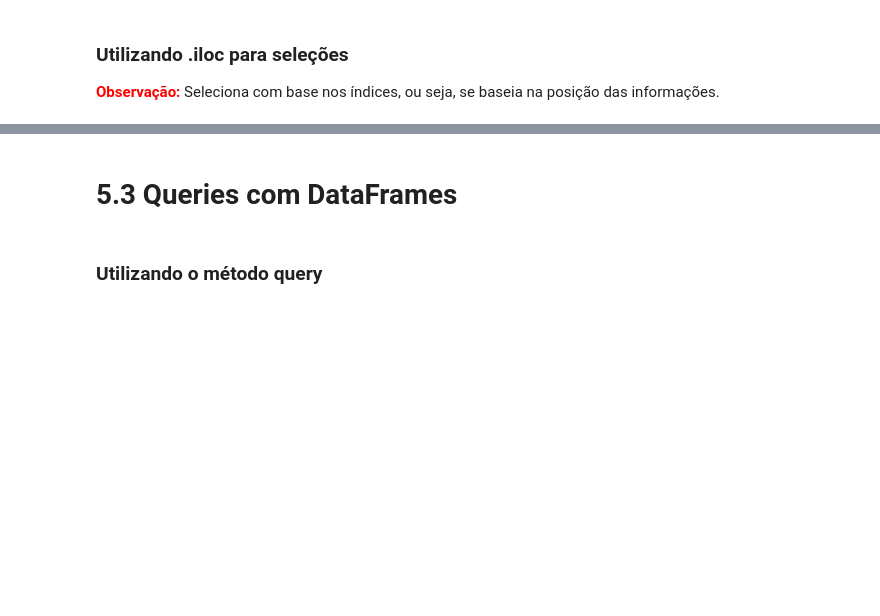
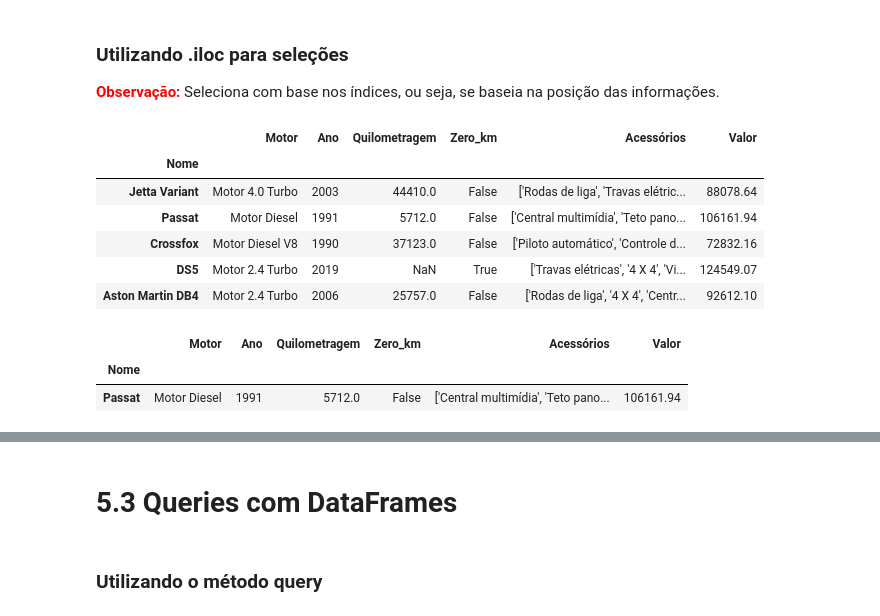
Before and after one commit to FabiadS/Python-para-Data-Science, a Jupyter notebook: Python para Data Science funções, pacotes e pandas/Python_para_Data_Science_Pandas.ipynb, the cells around one changed output, grey strips where cells are left out. Cells and saved outputs as stored; diff of their text form; code cells hidden in the pictures; blank space fills up the shorter version.

```diff
--- a/Python para Data Science funções, pacotes e pandas/Python_para_Data_Science_Pandas.ipynb
+++ b/Python para Data Science funções, pacotes e pandas/Python_para_Data_Science_Pandas.ipynb
@@ -841,3 +934,19 @@ dataset
 ### Utilizando .iloc para seleções
 
 <font color=red>**Observação:**</font> Seleciona com base nos índices, ou seja, se baseia na posição das informações.
+# %%
+dataset.head()
+# %% [output]
+|  | Motor | Ano | Quilometragem | Zero_km | Acessórios | Valor |
+| Nome |  |  |  |  |  |  |
+| Jetta Variant | Motor 4.0 Turbo | 2003 | 44410.0 | False | ['Rodas de liga', 'Travas elétric... | 88078.64 |
+| Passat | Motor Diesel | 1991 | 5712.0 | False | ['Central multimídia', 'Teto pano... | 106161.94 |
+| Crossfox | Motor Diesel V8 | 1990 | 37123.0 | False | ['Piloto automático', 'Controle d... | 72832.16 |
+| DS5 | Motor 2.4 Turbo | 2019 | NaN | True | ['Travas elétricas', '4 X 4', 'Vi... | 124549.07 |
+| Aston Martin DB4 | Motor 2.4 Turbo | 2006 | 25757.0 | False | ['Rodas de liga', '4 X 4', 'Centr... | 92612.10 |
+# %%
+dataset.iloc[[1]]
+# %% [output]
+|  | Motor | Ano | Quilometragem | Zero_km | Acessórios | Valor |
+| Nome |  |  |  |  |  |  |
+| Passat | Motor Diesel | 1991 | 5712.0 | False | ['Central multimídia', 'Teto pano... | 106161.94 |
```
Also changed, not shown: parts of 13 cells of this notebook.
